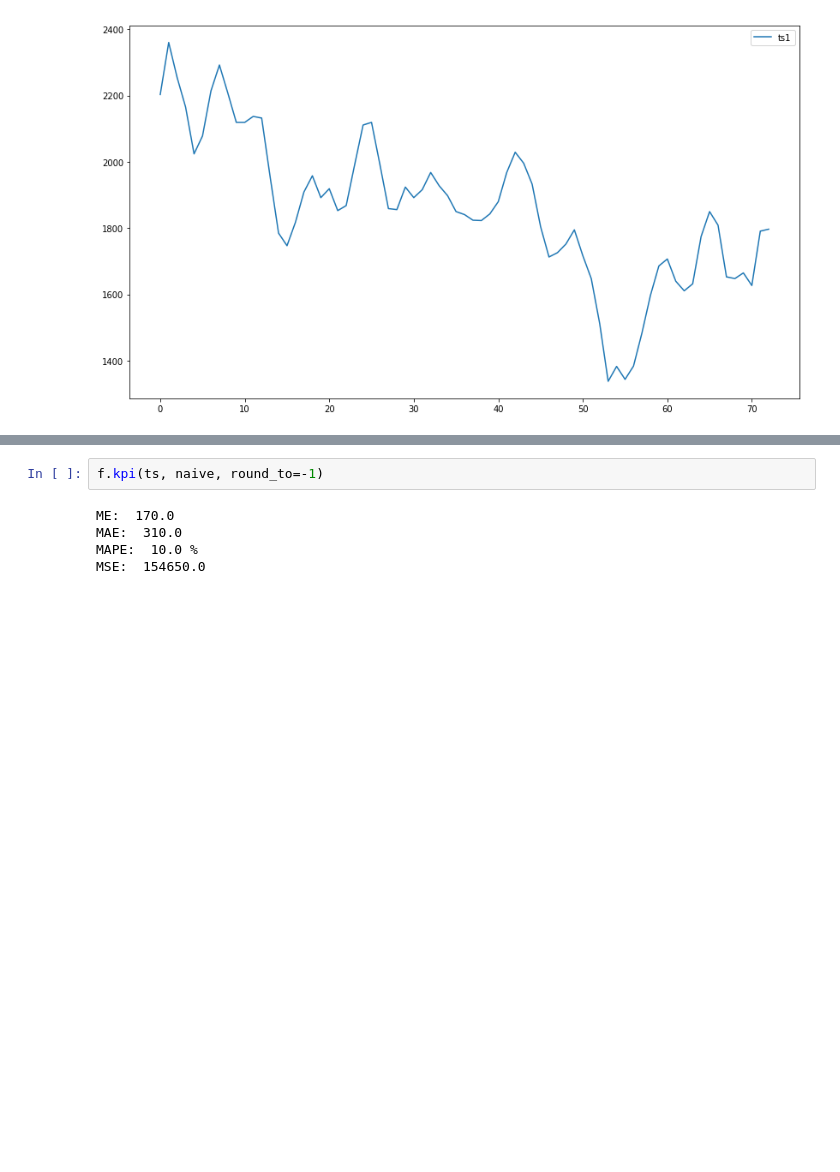
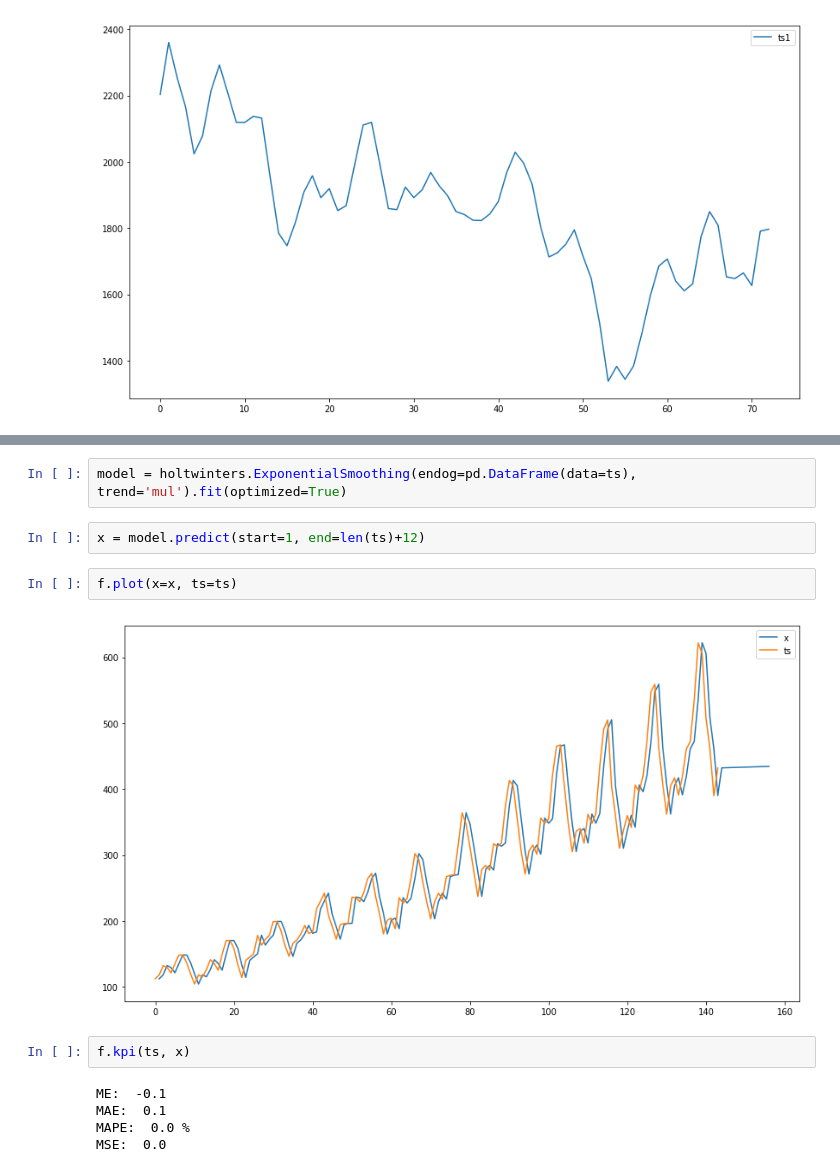
Before and after one commit to ropinotex/forecasting, a Jupyter notebook: Forecasting.ipynb, the cells around one changed output, grey strips where cells are left out. Cells and saved outputs as stored; diff of their text form; blank space fills up the shorter version.

```diff
--- a/Forecasting.ipynb
+++ b/Forecasting.ipynb
@@ -137,7 +172,15 @@ f.chart(ts1=ts4)
+# %%
+model = holtwinters.ExponentialSmoothing(endog=pd.DataFrame(data=ts), trend='mul').fit(optimized=True)
+# %%
+x = model.predict(start=1, end=len(ts)+12)
+# %%
+f.plot(x=x, ts=ts)
+# %% [output]
+[figure, added]
 # %%
-f.kpi(ts, naive, round_to=-1)
+f.kpi(ts, x)
 # %% [output]
-ME:  170.0
-MAE:  310.0
-MAPE:  10.0 %
-MSE:  154650.0
+ME:  -0.1
+MAE:  0.1
+MAPE:  0.0 %
+MSE:  0.0
```
Also changed, not shown: parts of 8 cells of this notebook, 1 other file.
